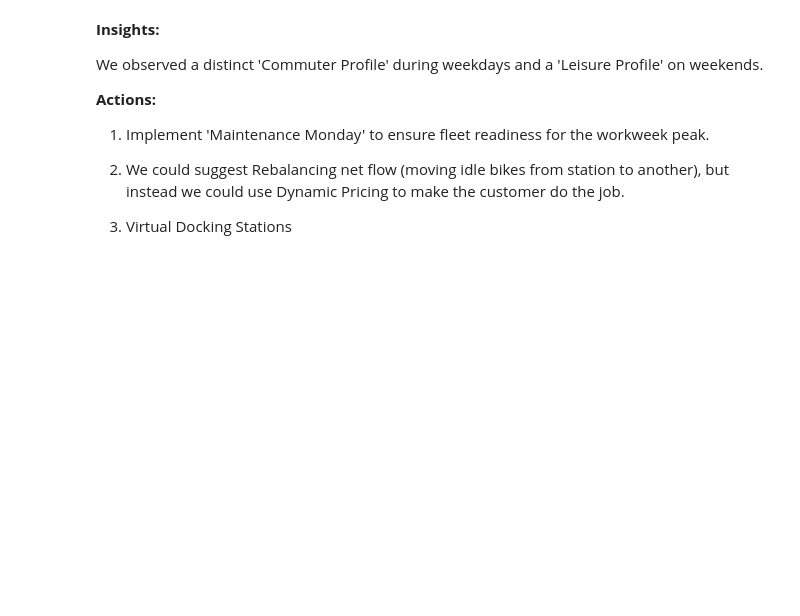
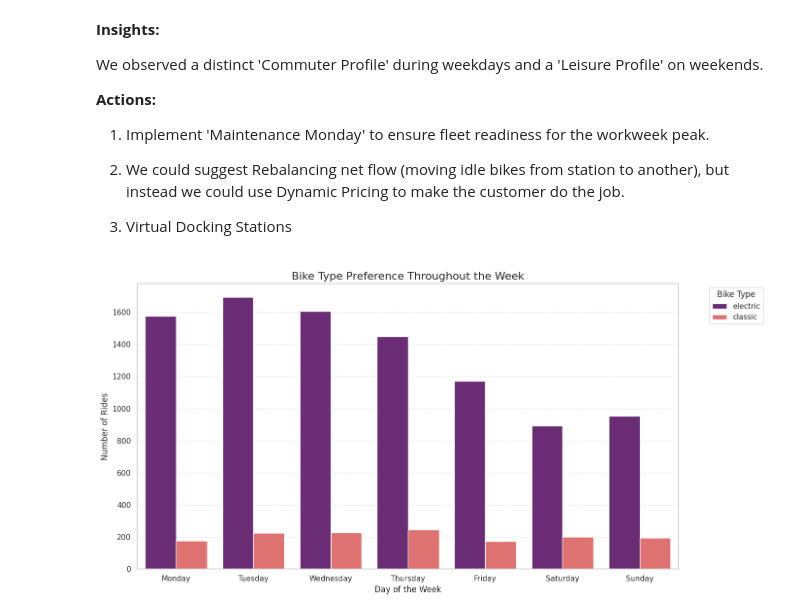
Before and after one commit to safaa12/zen-city, a Jupyter notebook: zen_city.ipynb, the cells around one changed output. Saved outputs shown, nothing was run; the diff lists cells and outputs as text; code cells hidden in the pictures; blank space fills up the shorter version.

```diff
--- a/zen_city.ipynb
+++ b/zen_city.ipynb
@@ -759,3 +759,24 @@ We observed a distinct 'Commuter Profile' during weekdays and a 'Leisure Profile
 2.   We could suggest Rebalancing net flow (moving idle bikes from station to another), but instead we could use Dynamic Pricing to make the customer do the job.
 
 3. Virtual Docking Stations
+# %%
+# הגדרת סדר הימים
+day_order = ['Monday', 'Tuesday', 'Wednesday', 'Thursday', 'Friday', 'Saturday', 'Sunday']
+
+plt.figure(figsize=(14, 7))
+
+# שימוש ב-bike_type כפי שמצאת
+sns.countplot(data=rentals, x='day_of_week', hue='bike_type', order=day_order, palette='magma')
+
+# הזזת המקרא החוצה
+plt.legend(title='Bike Type', bbox_to_anchor=(1.05, 1), loc='upper left')
+
+plt.title('Bike Type Preference Throughout the Week', fontsize=16)
+plt.xlabel('Day of the Week', fontsize=12)
+plt.ylabel('Number of Rides', fontsize=12)
+plt.grid(axis='y', linestyle='--', alpha=0.5)
+
+plt.tight_layout()
+plt.show()
+# %% [output]
+[figure, added]
```
Also changed, not shown: parts of 1 cell of this notebook.
